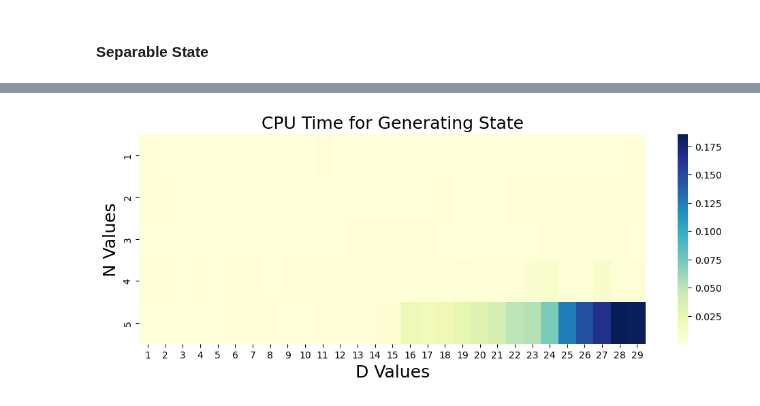
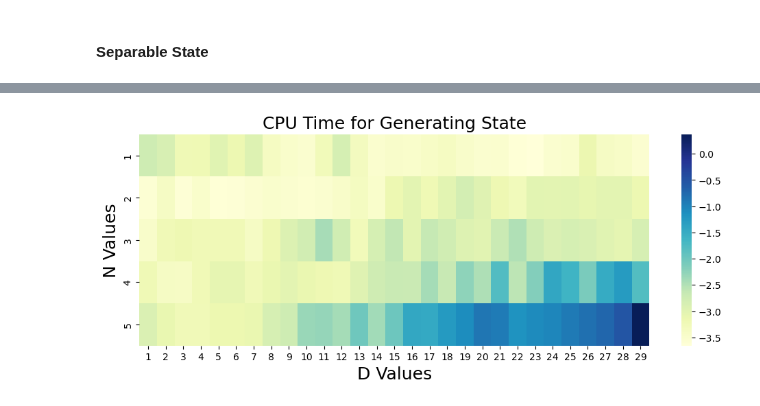
Before and after one commit to sdracia/QIC, a Jupyter notebook: 06_Assignement/density_matrix.ipynb, the cells around one changed output, grey strips where cells are left out. Saved outputs shown, nothing was run; the diff lists cells and outputs as text; code cells hidden in the pictures.

```diff
--- a/06_Assignement/density_matrix.ipynb
+++ b/06_Assignement/density_matrix.ipynb
@@ -103,2 +100,2 @@ Error:
 # %%
-N_sizes, D_sizes, cpu_times_matrix = fu.comput_time(N_max, D_max, seed, type)
+N_sizes, D_sizes, cpu_times_matrix_separable, bytes_matrix_separable = fu.comput_time(N_max, D_max, seed, type)
@@ -123,14 +102,11 @@ Coefficients are valid: True
 # %%
-import seaborn as sns
-import matplotlib.pyplot as plt
-
 # Plot the heatmap
 plt.figure(figsize=(12, 4))
-sns.heatmap(cpu_times_matrix, annot=False, cmap="YlGnBu",
+sns.heatmap(np.log10(cpu_times_matrix_separable), annot=False, cmap="YlGnBu",
             xticklabels=D_sizes, yticklabels=N_sizes)
 plt.title("CPU Time for Generating State", fontsize=18)
 plt.xlabel("D Values", fontsize=18)
 plt.ylabel("N Values", fontsize=18)
 plt.show()
 # %% [output]
-[figure, old version]
+[figure, new version]
```
Also changed, not shown: parts of 17 cells of this notebook, 3 other files.
